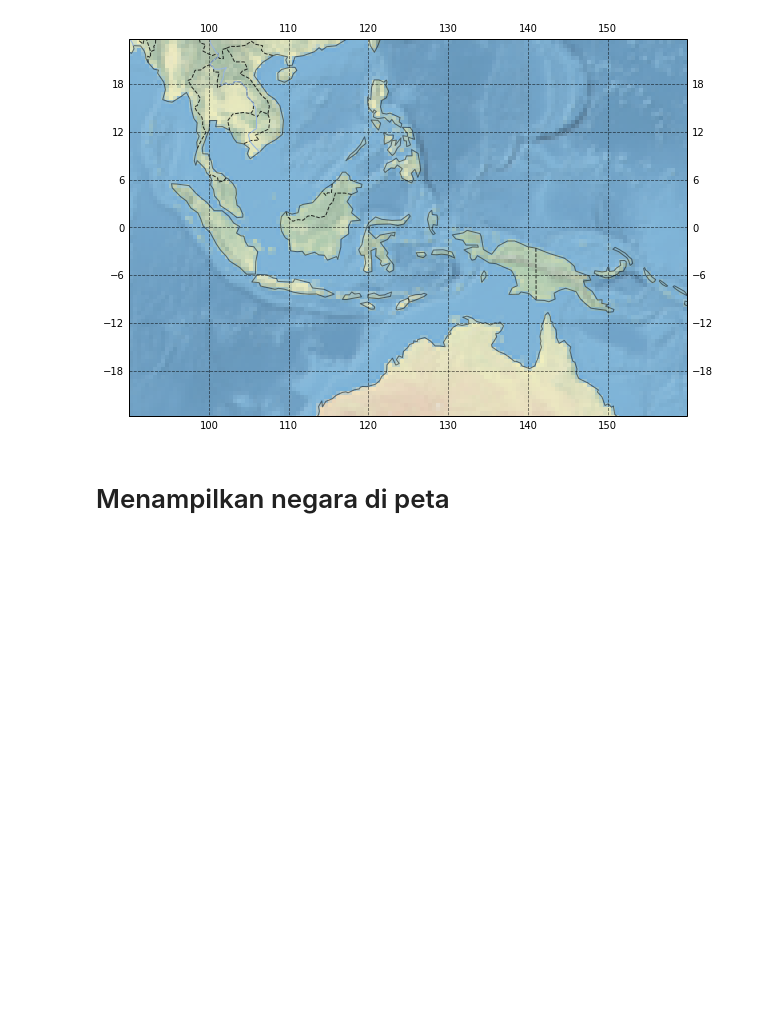
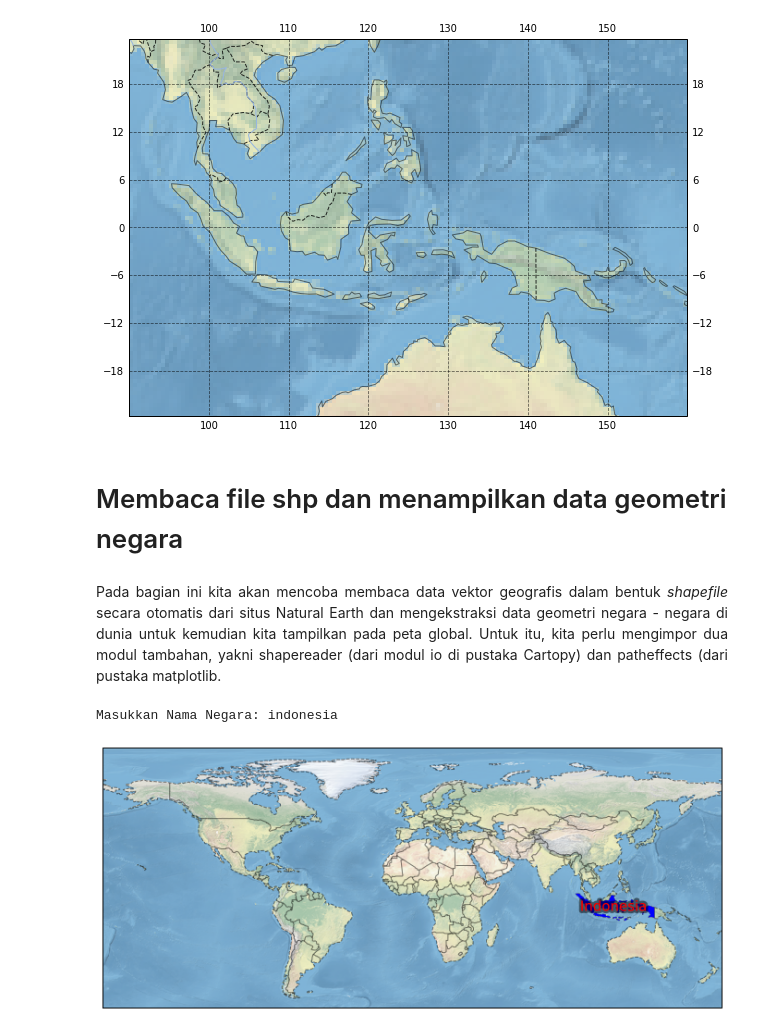
Before and after one commit to sandyherho/belajarCartopy, a Jupyter notebook: notebooks/materi.ipynb, the cells around one changed output. Drawn from its saved outputs; the diff is of its cells as text; code cells hidden in the pictures; blank space fills up the shorter version.

```diff
--- a/notebook.ipynb
+++ b/notebooks/materi.ipynb
@@ -179,5 +184,7 @@ ax.set_extent([90,160,-20,20])
 # [bujurmin, bujurmaks, lintangmin, lintangmaks]
 # %% [output]
 [figure]
-# %% [markdown]
-# Menampilkan negara di peta
+# %% [markdown]
+# Membaca file shp dan menampilkan data geometri negara
+# %% [markdown]
+<p style="text-align:justify">Pada bagian ini kita akan mencoba membaca data vektor geografis dalam bentuk <i>shapefile</i> secara otomatis dari situs Natural Earth dan mengekstraksi data geometri negara - negara di dunia untuk kemudian kita tampilkan pada peta global. Untuk itu, kita perlu mengimpor dua modul tambahan, yakni shapereader (dari modul io di pustaka Cartopy) dan patheffects (dari pustaka matplotlib.</p>
@@ -183,0 +194,36 @@ ax.set_extent([90,160,-20,20])
+# %%
+plt.figure(figsize=(12,10));
+
+# menampilkan basemap
+ax = plt.axes(projection=ccrs.PlateCarree())
+ax.add_feature(cf.COASTLINE, ls='--', alpha=.5);
+ax.add_feature(cf.BORDERS, alpha=.5);
+ax.add_feature(cf.LAND);
+ax.add_feature(cf.OCEAN);
+ax.stock_img();
+
+ax.set_extent([-150,60,-25,90]) # menghapus antartika
+
+# membaca file shp peta negara dari https://www.naturalearthdata.com/
+fileshp = shpreader.natural_earth(resolution='110m',
+                                  category='cultural',
+                                  name='admin_0_countries')
+
+baca = shpreader.Reader(fileshp) # membaca file shp peta negara - negara
+
+# ekstraksi data geometri negara
+negara2 = baca.records()
+namaNegara = input('Masukkan Nama Negara: ').title()
+for negara in negara2:
+    if negara.attributes['NAME'] == namaNegara:
+        ax.add_geometries(negara.geometry, ccrs.PlateCarree(),
+                          facecolor=(0, 0, 1), label=namaNegara);
+        # menambahkan nama negara di bagian tengah negara
+        x = negara.geometry.centroid.x
+        y = negara.geometry.centroid.y
+        ax.text(x,y,negara.attributes['NAME'], color='red', size=15,
+               ha='center', va='center', transform=ccrs.PlateCarree(),
+               path_effects=[PE.withStroke(linewidth=5,foreground='k',alpha=.5)])
+# %% [output]
+Masukkan Nama Negara: indonesia
+[figure, added]
```
Also changed, not shown: parts of 3 cells of this notebook, 18 other files.
